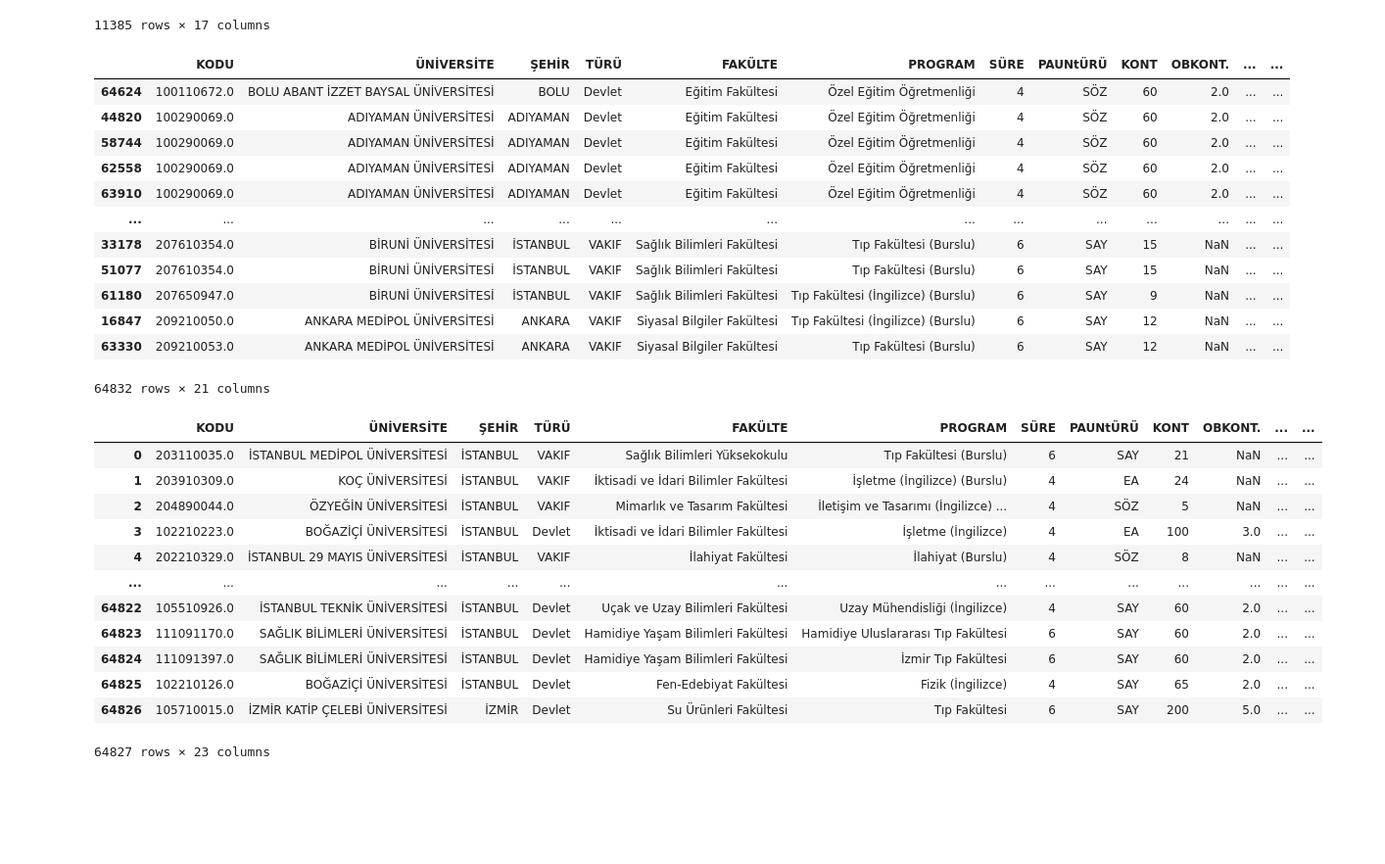
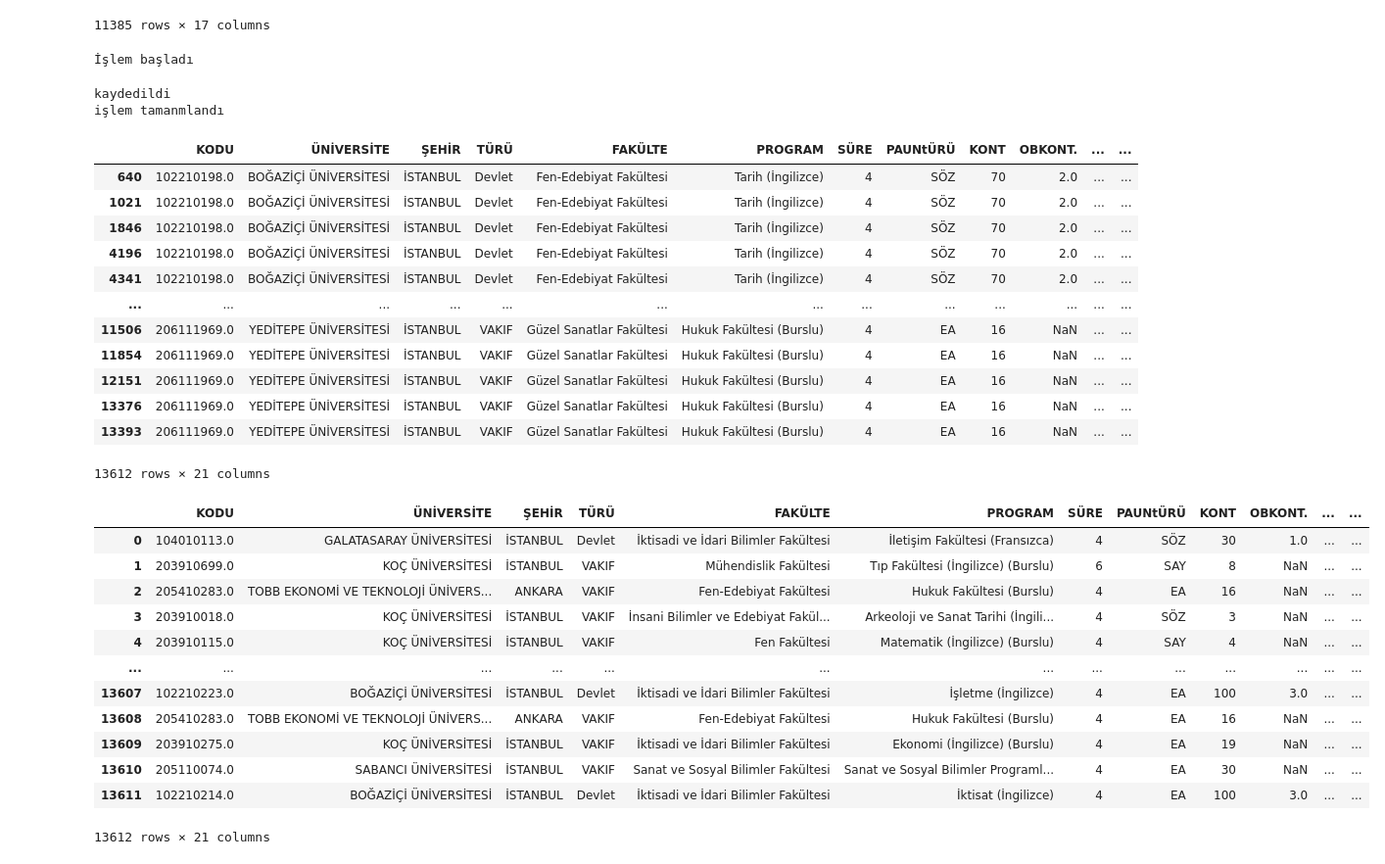
Before and after one commit to halil67/sinav, a Jupyter notebook: Untitled.ipynb, the cells around one changed output. Shown at 98% size. Cells and saved outputs as stored; diff of their text form; code cells hidden in the pictures; blank space fills up the shorter version.

```diff
--- a/Untitled.ipynb
+++ b/Untitled.ipynb
@@ -50,8 +54,8 @@ aln=["Say","Ea","Söz","Dil"]
 alna=[30,50,10,10]
 
 
-def ogrenci_Uret():
-    i=0
+def ogrenci_Uret(i):
+
     mtn,fzn,kmn,byn=0,0,0,0
     edn,tr1n,cg1n=0,0,0
     tr2n,cg2n,flsn,dnkn=0,0,0,0
@@ -119,8 +123,8 @@ def ogrenci_Uret():
         tr2n=tr2d-tr2y/4
 
         cg2d=tahmin(11)
-        cg2y=tahmin(11-cg1d)
-        cg2n=cg1d-cg1y/4
+        cg2y=tahmin(11-cg2d)
+        cg2n=cg2d-cg2y/4
 
         flsd=tahmin(12)
         flsy=tahmin(12-flsd)
@@ -165,8 +169,11 @@ def ogrenci_Uret():
     }
     ogrenciler[1 + i] = ogrenci
 
-for i in range(0,100000):
-    ogrenci_Uret
+
+
+print("İşleminiz Başlatıldı")
+for j in range(0,1000):
+    ogrenci_Uret(j)
 
 
 df=pd.DataFrame(ogrenciler).T
@@ -229,11 +275,13 @@ df_U.sort_values(by="B.SIRASI",ascending=True)
 | 1623 | 102730301.0 | ÇANAKKALE ONSEKİZ MART ÜNİVERSİTESİ | ÇANAKKALE | Devlet | İnsan ve Toplum Bilimleri Fakültesi | Sosyoloji (İÖ) | 4 | EA | 40 | 1.0 | NaN | ... |
 11385 rows × 17 columns
 # %%
+from tqdm import tqdm
+import time
 a=df[["id","Alan","Tyt_Sıra","AYT_Say_Sıra","AYT_EA_Sıra","AYT_Söz_Sıra","AYT_Dil_Sıra"]].values.tolist()
 c=0
 tercih_df = pd.DataFrame()
-
-for i in a:
+print("İşlem başladı")
+for i in tqdm(a, desc="İşlem ilerliyor") :
     id=i[0]
     alan=i[1]
     tyt_sira=i[2]
@@ -250,10 +298,10 @@ for i in a:
     else:
         bs=AYT_Say_Sıra
 
-    if bs <=800: bs=800
+    if bs <=1000: bs=1000
     alt=bs*.9
     ust=bs*1.10
-    if bs<=800:
+    if bs<=1000:
         alt=1
         ust=bs
 
@@ -283,37 +331,42 @@ for i in a:
 
 tercih_df.to_csv(f'tercih.csv', index=False,sep=";")
 tercih_df= tercih_df.sort_values(by=["Tercih_Sıra","KODU","B.SIRASI"],ascending=True)
+print("kaydedildi")
+print("işlem tamanmlandı")
 tercih_df
 # %% [output]
+İşlem başladı
+kaydedildi
+işlem tamanmlandı
 |  | KODU | ÜNİVERSİTE | ŞEHİR | TÜRÜ | FAKÜLTE | PROGRAM | SÜRE | PAUNtÜRÜ | KONT | OBKONT. | ... | ... |
-| 64624 | 100110672.0 | BOLU ABANT İZZET BAYSAL ÜNİVERSİTESİ | BOLU | Devlet | Eğitim Fakültesi | Özel Eğitim Öğretmenliği | 4 | SÖZ | 60 | 2.0 | ... | ... |
-| 44820 | 100290069.0 | ADIYAMAN ÜNİVERSİTESİ | ADIYAMAN | Devlet | Eğitim Fakültesi | Özel Eğitim Öğretmenliği | 4 | SÖZ | 60 | 2.0 | ... | ... |
-| 58744 | 100290069.0 | ADIYAMAN ÜNİVERSİTESİ | ADIYAMAN | Devlet | Eğitim Fakültesi | Özel Eğitim Öğretmenliği | 4 | SÖZ | 60 | 2.0 | ... | ... |
-| 62558 | 100290069.0 | ADIYAMAN ÜNİVERSİTESİ | ADIYAMAN | Devlet | Eğitim Fakültesi | Özel Eğitim Öğretmenliği | 4 | SÖZ | 60 | 2.0 | ... | ... |
-| 63910 | 100290069.0 | ADIYAMAN ÜNİVERSİTESİ | ADIYAMAN | Devlet | Eğitim Fakültesi | Özel Eğitim Öğretmenliği | 4 | SÖZ | 60 | 2.0 | ... | ... |
+| 640 | 102210198.0 | BOĞAZİÇİ ÜNİVERSİTESİ | İSTANBUL | Devlet | Fen-Edebiyat Fakültesi | Tarih (İngilizce) | 4 | SÖZ | 70 | 2.0 | ... | ... |
+| 1021 | 102210198.0 | BOĞAZİÇİ ÜNİVERSİTESİ | İSTANBUL | Devlet | Fen-Edebiyat Fakültesi | Tarih (İngilizce) | 4 | SÖZ | 70 | 2.0 | ... | ... |
+| 1846 | 102210198.0 | BOĞAZİÇİ ÜNİVERSİTESİ | İSTANBUL | Devlet | Fen-Edebiyat Fakültesi | Tarih (İngilizce) | 4 | SÖZ | 70 | 2.0 | ... | ... |
+| 4196 | 102210198.0 | BOĞAZİÇİ ÜNİVERSİTESİ | İSTANBUL | Devlet | Fen-Edebiyat Fakültesi | Tarih (İngilizce) | 4 | SÖZ | 70 | 2.0 | ... | ... |
+| 4341 | 102210198.0 | BOĞAZİÇİ ÜNİVERSİTESİ | İSTANBUL | Devlet | Fen-Edebiyat Fakültesi | Tarih (İngilizce) | 4 | SÖZ | 70 | 2.0 | ... | ... |
 | ... | ... | ... | ... | ... | ... | ... | ... | ... | ... | ... | ... | ... |
-| 33178 | 207610354.0 | BİRUNİ ÜNİVERSİTESİ | İSTANBUL | VAKIF | Sağlık Bilimleri Fakültesi | Tıp Fakültesi (Burslu) | 6 | SAY | 15 | NaN | ... | ... |
-| 51077 | 207610354.0 | BİRUNİ ÜNİVERSİTESİ | İSTANBUL | VAKIF | Sağlık Bilimleri Fakültesi | Tıp Fakültesi (Burslu) | 6 | SAY | 15 | NaN | ... | ... |
-| 61180 | 207650947.0 | BİRUNİ ÜNİVERSİTESİ | İSTANBUL | VAKIF | Sağlık Bilimleri Fakültesi | Tıp Fakültesi (İngilizce) (Burslu) | 6 | SAY | 9 | NaN | ... | ... |
-| 16847 | 209210050.0 | ANKARA MEDİPOL ÜNİVERSİTESİ | ANKARA | VAKIF | Siyasal Bilgiler Fakültesi | Tıp Fakültesi (İngilizce) (Burslu) | 6 | SAY | 12 | NaN | ... | ... |
-| 63330 | 209210053.0 | ANKARA MEDİPOL ÜNİVERSİTESİ | ANKARA | VAKIF | Siyasal Bilgiler Fakültesi | Tıp Fakültesi (Burslu) | 6 | SAY | 12 | NaN | ... | ... |
+| 11506 | 206111969.0 | YEDİTEPE ÜNİVERSİTESİ | İSTANBUL | VAKIF | Güzel Sanatlar Fakültesi | Hukuk Fakültesi (Burslu) | 4 | EA | 16 | NaN | ... | ... |
+| 11854 | 206111969.0 | YEDİTEPE ÜNİVERSİTESİ | İSTANBUL | VAKIF | Güzel Sanatlar Fakültesi | Hukuk Fakültesi (Burslu) | 4 | EA | 16 | NaN | ... | ... |
+| 12151 | 206111969.0 | YEDİTEPE ÜNİVERSİTESİ | İSTANBUL | VAKIF | Güzel Sanatlar Fakültesi | Hukuk Fakültesi (Burslu) | 4 | EA | 16 | NaN | ... | ... |
+| 13376 | 206111969.0 | YEDİTEPE ÜNİVERSİTESİ | İSTANBUL | VAKIF | Güzel Sanatlar Fakültesi | Hukuk Fakültesi (Burslu) | 4 | EA | 16 | NaN | ... | ... |
+| 13393 | 206111969.0 | YEDİTEPE ÜNİVERSİTESİ | İSTANBUL | VAKIF | Güzel Sanatlar Fakültesi | Hukuk Fakültesi (Burslu) | 4 | EA | 16 | NaN | ... | ... |
-64832 rows × 21 columns
+13612 rows × 21 columns
 # %%
-#tercih_df=tercih_df.sort_values(by=["Sıra","Tercih_Sıra"])
+tercih_df=tercih_df.sort_values(by=["Sıra","Tercih_Sıra"])
 tercih_df=tercih_df.reset_index(drop=True)
-tercih_df=tercih_df.drop(index=range(64827,len(tercih_df)))
+#tercih_df=tercih_df.drop(index=range(64827,len(tercih_df)))
 tercih_df
 # %% [output]
 |  | KODU | ÜNİVERSİTE | ŞEHİR | TÜRÜ | FAKÜLTE | PROGRAM | SÜRE | PAUNtÜRÜ | KONT | OBKONT. | ... | ... |
-| 0 | 203110035.0 | İSTANBUL MEDİPOL ÜNİVERSİTESİ | İSTANBUL | VAKIF | Sağlık Bilimleri Yüksekokulu | Tıp Fakültesi (Burslu) | 6 | SAY | 21 | NaN | ... | ... |
-| 1 | 203910309.0 | KOÇ ÜNİVERSİTESİ | İSTANBUL | VAKIF | İktisadi ve İdari Bilimler Fakültesi | İşletme (İngilizce) (Burslu) | 4 | EA | 24 | NaN | ... | ... |
-| 2 | 204890044.0 | ÖZYEĞİN ÜNİVERSİTESİ | İSTANBUL | VAKIF | Mimarlık ve Tasarım Fakültesi | İletişim ve Tasarımı (İngilizce) ... | 4 | SÖZ | 5 | NaN | ... | ... |
-| 3 | 102210223.0 | BOĞAZİÇİ ÜNİVERSİTESİ | İSTANBUL | Devlet | İktisadi ve İdari Bilimler Fakültesi | İşletme (İngilizce) | 4 | EA | 100 | 3.0 | ... | ... |
-| 4 | 202210329.0 | İSTANBUL 29 MAYIS ÜNİVERSİTESİ | İSTANBUL | VAKIF | İlahiyat Fakültesi | İlahiyat (Burslu) | 4 | SÖZ | 8 | NaN | ... | ... |
+| 0 | 104010113.0 | GALATASARAY ÜNİVERSİTESİ | İSTANBUL | Devlet | İktisadi ve İdari Bilimler Fakültesi | İletişim Fakültesi (Fransızca) | 4 | SÖZ | 30 | 1.0 | ... | ... |
+| 1 | 203910699.0 | KOÇ ÜNİVERSİTESİ | İSTANBUL | VAKIF | Mühendislik Fakültesi | Tıp Fakültesi (İngilizce) (Burslu) | 6 | SAY | 8 | NaN | ... | ... |
+| 2 | 205410283.0 | TOBB EKONOMİ VE TEKNOLOJİ ÜNİVERS... | ANKARA | VAKIF | Fen-Edebiyat Fakültesi | Hukuk Fakültesi (Burslu) | 4 | EA | 16 | NaN | ... | ... |
+| 3 | 203910018.0 | KOÇ ÜNİVERSİTESİ | İSTANBUL | VAKIF | İnsani Bilimler ve Edebiyat Fakül... | Arkeoloji ve Sanat Tarihi (İngili... | 4 | SÖZ | 3 | NaN | ... | ... |
+| 4 | 203910115.0 | KOÇ ÜNİVERSİTESİ | İSTANBUL | VAKIF | Fen Fakültesi | Matematik (İngilizce) (Burslu) | 4 | SAY | 4 | NaN | ... | ... |
 | ... | ... | ... | ... | ... | ... | ... | ... | ... | ... | ... | ... | ... |
-| 64822 | 105510926.0 | İSTANBUL TEKNİK ÜNİVERSİTESİ | İSTANBUL | Devlet | Uçak ve Uzay Bilimleri Fakültesi | Uzay Mühendisliği (İngilizce) | 4 | SAY | 60 | 2.0 | ... | ... |
-| 64823 | 111091170.0 | SAĞLIK BİLİMLERİ ÜNİVERSİTESİ | İSTANBUL | Devlet | Hamidiye Yaşam Bilimleri Fakültesi | Hamidiye Uluslararası Tıp Fakültesi | 6 | SAY | 60 | 2.0 | ... | ... |
-| 64824 | 111091397.0 | SAĞLIK BİLİMLERİ ÜNİVERSİTESİ | İSTANBUL | Devlet | Hamidiye Yaşam Bilimleri Fakültesi | İzmir Tıp Fakültesi | 6 | SAY | 60 | 2.0 | ... | ... |
-| 64825 | 102210126.0 | BOĞAZİÇİ ÜNİVERSİTESİ | İSTANBUL | Devlet | Fen-Edebiyat Fakültesi | Fizik (İngilizce) | 4 | SAY | 65 | 2.0 | ... | ... |
-| 64826 | 105710015.0 | İZMİR KATİP ÇELEBİ ÜNİVERSİTESİ | İZMİR | Devlet | Su Ürünleri Fakültesi | Tıp Fakültesi | 6 | SAY | 200 | 5.0 | ... | ... |
+| 13607 | 102210223.0 | BOĞAZİÇİ ÜNİVERSİTESİ | İSTANBUL | Devlet | İktisadi ve İdari Bilimler Fakültesi | İşletme (İngilizce) | 4 | EA | 100 | 3.0 | ... | ... |
+| 13608 | 205410283.0 | TOBB EKONOMİ VE TEKNOLOJİ ÜNİVERS... | ANKARA | VAKIF | Fen-Edebiyat Fakültesi | Hukuk Fakültesi (Burslu) | 4 | EA | 16 | NaN | ... | ... |
+| 13609 | 203910275.0 | KOÇ ÜNİVERSİTESİ | İSTANBUL | VAKIF | İktisadi ve İdari Bilimler Fakültesi | Ekonomi (İngilizce) (Burslu) | 4 | EA | 19 | NaN | ... | ... |
+| 13610 | 205110074.0 | SABANCI ÜNİVERSİTESİ | İSTANBUL | VAKIF | Sanat ve Sosyal Bilimler Fakültesi | Sanat ve Sosyal Bilimler Programl... | 4 | EA | 30 | NaN | ... | ... |
+| 13611 | 102210214.0 | BOĞAZİÇİ ÜNİVERSİTESİ | İSTANBUL | Devlet | İktisadi ve İdari Bilimler Fakültesi | İktisat (İngilizce) | 4 | EA | 100 | 3.0 | ... | ... |
-64827 rows × 23 columns
+13612 rows × 21 columns
```
Also changed, not shown: parts of 17 cells of this notebook, 3 other files.
